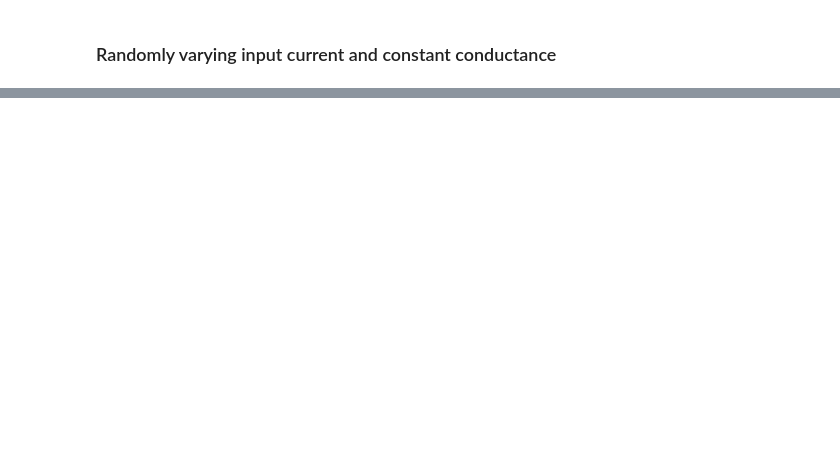
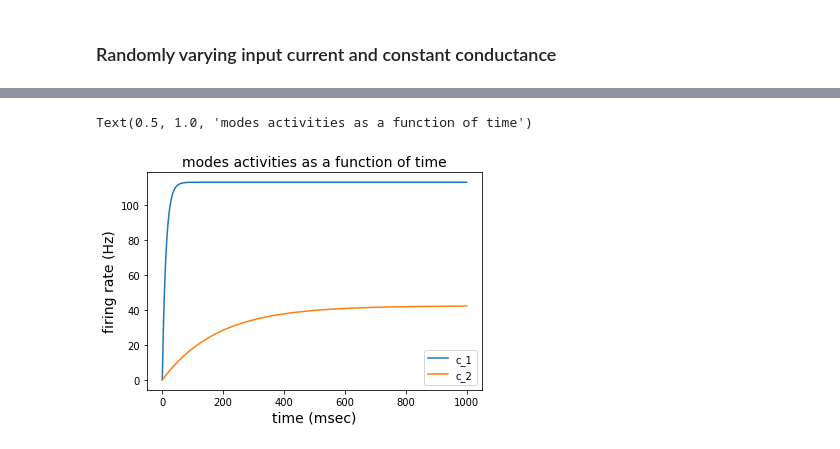
Before and after one commit to s72sue/tutorials, a Jupyter notebook: 9.49 tutorial.ipynb, the cells around one changed output, grey strips where cells are left out. Cells and saved outputs as stored; diff of their text form; code cells hidden in the pictures; blank space fills up the shorter version.

```diff
--- a/9.49 tutorial.ipynb
+++ b/9.49 tutorial.ipynb
@@ -153,0 +304,23 @@ show()
+# %%
+import matplotlib.pyplot as plt
+%matplotlib inline
+
+# Recurrent matrix
+M = np.ndarray((2,2))
+M[0,0] = M[1,1] = 0.2
+M[1,0] = M[0,1] = -0.7
+
+# Integration
+dt = .1;   # in msec
+tau = 18;  # in msec
+T = 1000;  # in msec
+
+# input vector
+h = [[117], [123]]; # constant input in Hz
+ton = 0;
+toff = T;
+
+# Rotation Matrix
+P = np.divide([[1, -1], [1, 1]], np.sqrt(2));
+
+[t,V] = IntegrateEuler(M,h,ton,toff,T,dt, tau);
@@ -153,0 +351,14 @@ show()
+# %%
+# modes activity
+c = np.dot(np.transpose(P), V)
+
+plt.figure()
+plt.plot(t, c[0], label='c_1')
+plt.plot(t, c[1], label='c_2')
+plt.xlabel('time (msec)', fontsize=14)
+plt.ylabel('firing rate (Hz)', fontsize=14);
+plt.legend()
+plt.title ('modes activities as a function of time', fontsize=14)
+# %% [output]
+Text(0.5, 1.0, 'modes activities as a function of time')
+[figure, added]
```
Also changed, not shown: parts of 23 cells of this notebook.
